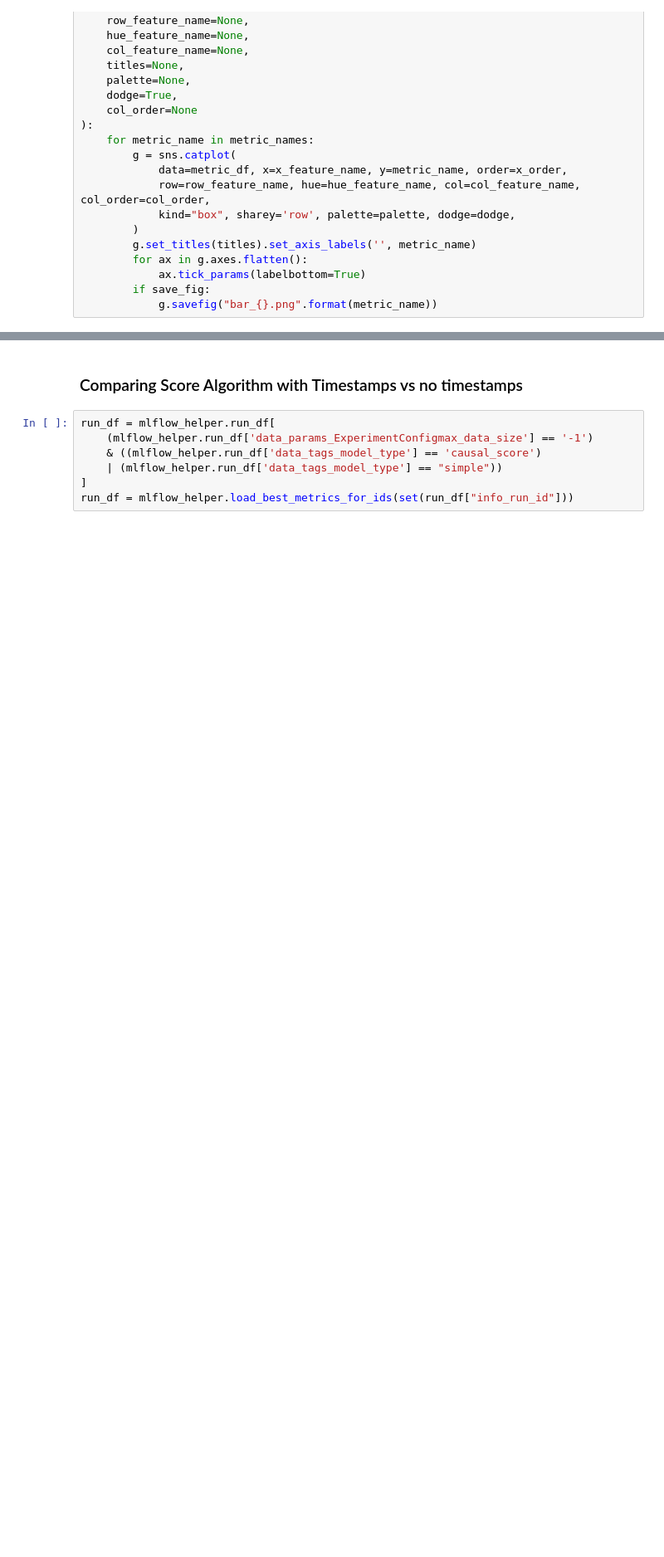
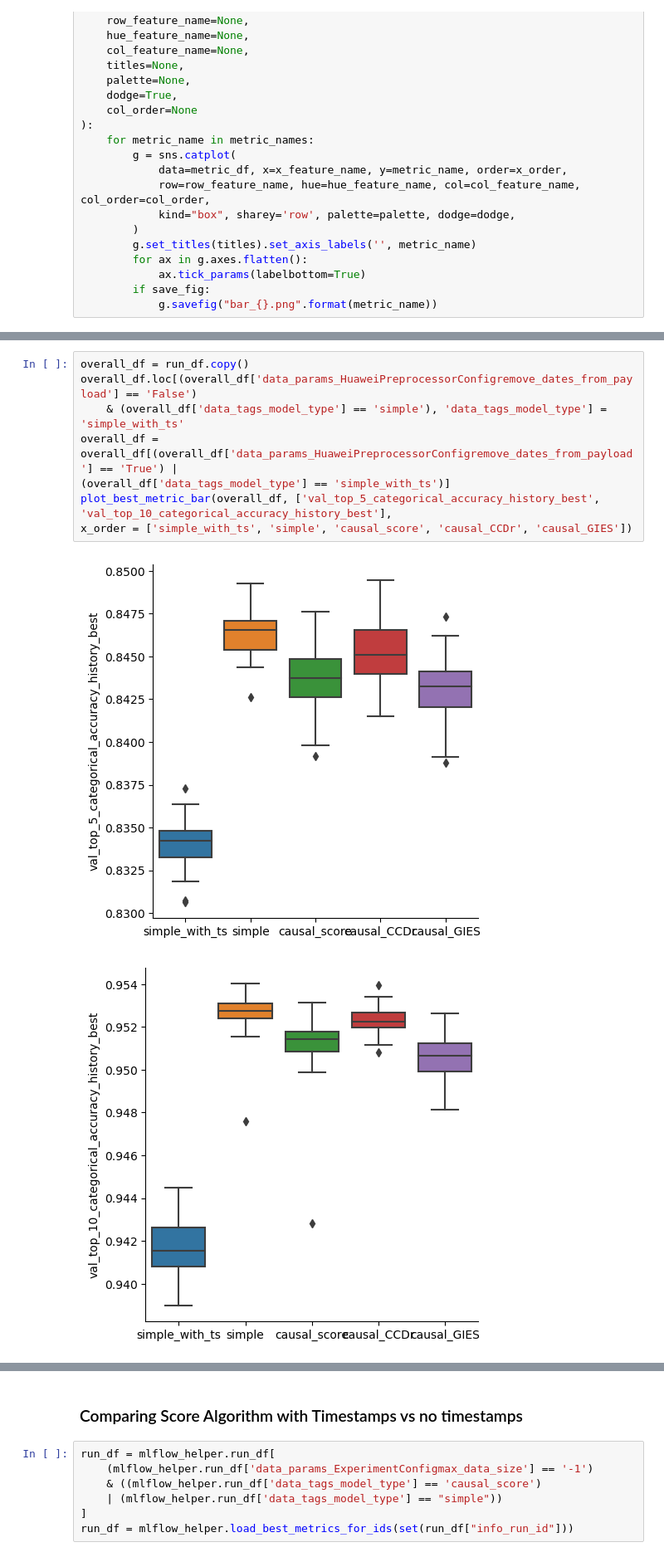
Before and after one commit to ralmasri/Domain-Guided-Monitoring, a Jupyter notebook: notebooks/knowledge_graphs.ipynb, the cells around one changed output, grey strips where cells are left out. Shown at 83% size. Cells and saved outputs as stored; diff of their text form; blank space fills up the shorter version.

```diff
--- a/notebooks/knowledge_graphs.ipynb
+++ b/notebooks/knowledge_graphs.ipynb
@@ -80,0 +90,11 @@ def plot_best_metric_bar(metric_df, metric_names,
+# %%
+overall_df = run_df.copy()
+overall_df.loc[(overall_df['data_params_HuaweiPreprocessorConfigremove_dates_from_payload'] == 'False')
+    & (overall_df['data_tags_model_type'] == 'simple'), 'data_tags_model_type'] = 'simple_with_ts'
+overall_df = overall_df[(overall_df['data_params_HuaweiPreprocessorConfigremove_dates_from_payload'] == 'True') |
+(overall_df['data_tags_model_type'] == 'simple_with_ts')]
+plot_best_metric_bar(overall_df, ['val_top_5_categorical_accuracy_history_best', 'val_top_10_categorical_accuracy_history_best'],
+x_order = ['simple_with_ts', 'simple', 'causal_score', 'causal_CCDr', 'causal_GIES'])
+# %% [output]
+[figure, added]
+[figure, added]
```
Also changed, not shown: parts of 22 cells of this notebook.
